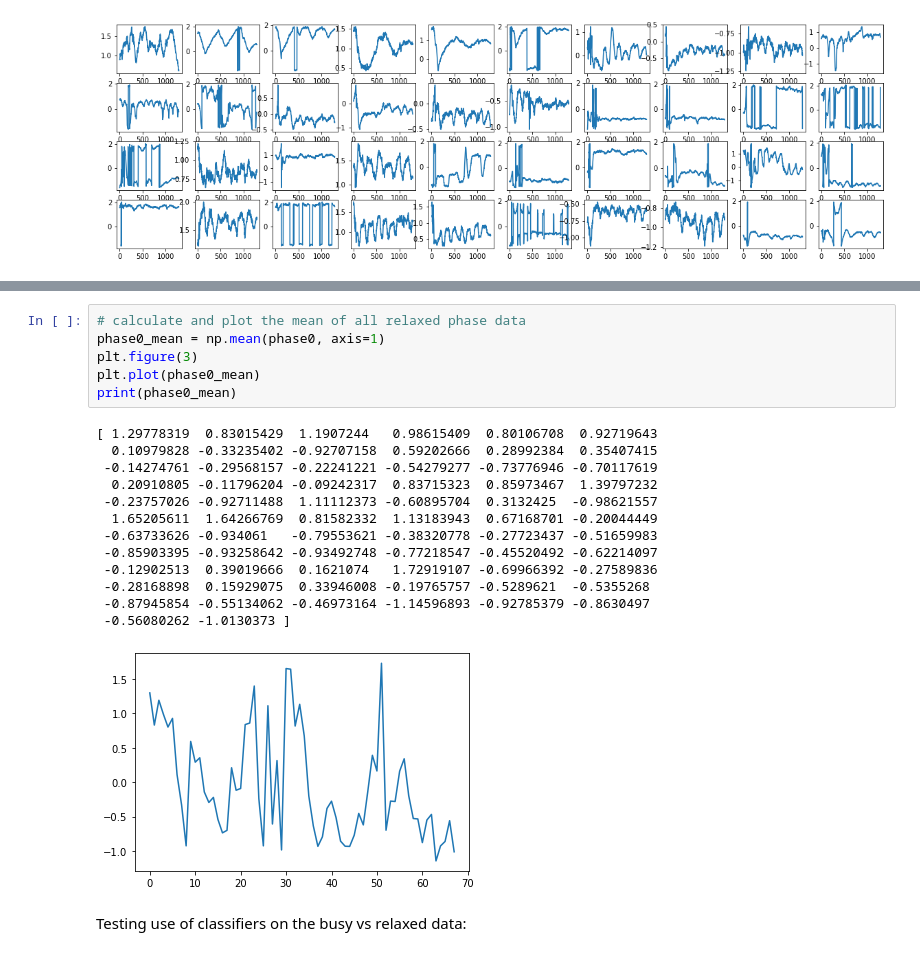
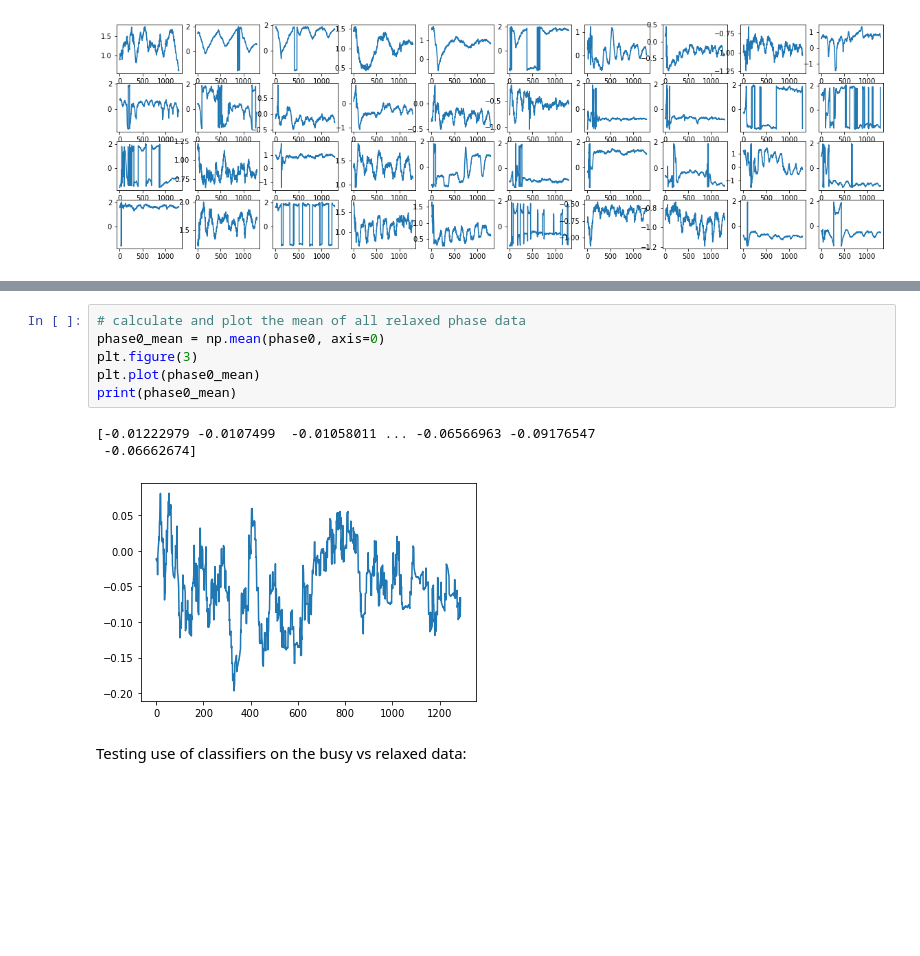
Before and after one commit to Aekai/Wi-Mind, a Jupyter notebook: FeatureExtractionModule/src/autoencoder_approach/Per task approach/NC/data test.ipynb, the cells around one changed output, grey strips where cells are left out. Drawn from its saved outputs; the diff is of its cells as text; blank space fills up the shorter version.

```diff
--- a/FeatureExtractionModule/src/autoencoder_approach/Per task approach/NC/data test.ipynb
+++ b/FeatureExtractionModule/src/autoencoder_approach/Per task approach/NC/data test.ipynb
@@ -245,23 +234,13 @@ print(phase1_mean)
 # %%
 # calculate and plot the mean of all relaxed phase data
-phase0_mean = np.mean(phase0, axis=1)
+phase0_mean = np.mean(phase0, axis=0)
 plt.figure(3)
 plt.plot(phase0_mean)
 print(phase0_mean)
 # %% [output]
-[ 1.29778319  0.83015429  1.1907244   0.98615409  0.80106708  0.92719643
-  0.10979828 -0.33235402 -0.92707158  0.59202666  0.28992384  0.35407415
- -0.14274761 -0.29568157 -0.22241221 -0.54279277 -0.73776946 -0.70117619
-  0.20910805 -0.11796204 -0.09242317  0.83715323  0.85973467  1.39797232
- -0.23757026 -0.92711488  1.11112373 -0.60895704  0.3132425  -0.98621557
-  1.65205611  1.64266769  0.81582332  1.13183943  0.67168701 -0.20044449
- -0.63733626 -0.934061   -0.79553621 -0.38320778 -0.27723437 -0.51659983
- -0.85903395 -0.93258642 -0.93492748 -0.77218547 -0.45520492 -0.62214097
- -0.12902513  0.39019666  0.1621074   1.72919107 -0.69966392 -0.27589836
- -0.28168898  0.15929075  0.33946008 -0.19765757 -0.5289621  -0.5355268
- -0.87945854 -0.55134062 -0.46973164 -1.14596893 -0.92785379 -0.8630497
- -0.56080262 -1.0130373 ]
+[-0.01222979 -0.0107499  -0.01058011 ... -0.06566963 -0.09176547
+ -0.06662674]
-[figure, old version]
+[figure, new version]
 # %% [markdown]
 Testing use of classifiers on the busy vs relaxed data:
 # %%
```
Also changed, not shown: parts of 1 cell of this notebook.
